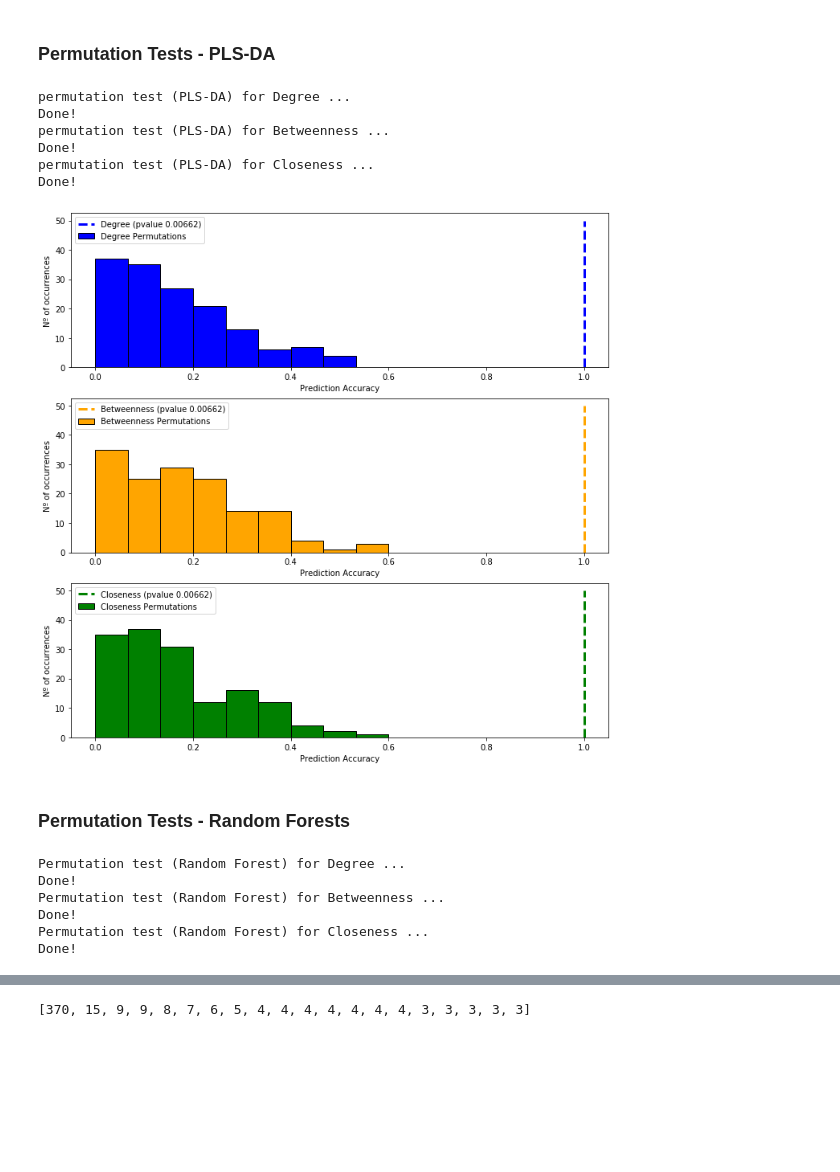
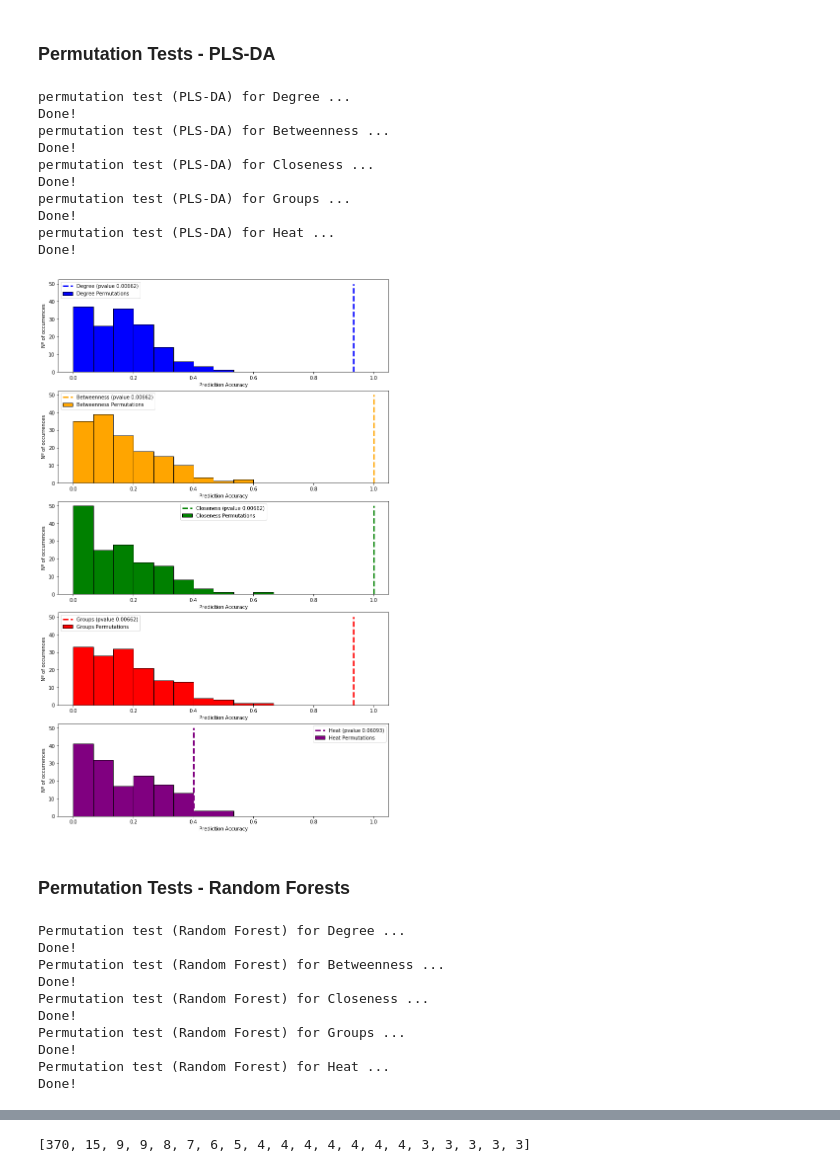
Before and after one commit to aeferreira/similarity_share, a Jupyter notebook: Formula_Networks.ipynb, the cells around one changed output, grey strips where cells are left out. Drawn from its saved outputs; the diff is of its cells as text; code cells hidden in the pictures; blank space fills up the shorter version.

```diff
--- a/Formula_Networks.ipynb
+++ b/Formula_Networks.ipynb
@@ -303,8 +291,9 @@ Sample chosen: Replicate nº 2 of the yeast strain BY
 
 First, select the formulas that appear in that sample and use deformulator to get the needed dataframe.
 # %%
-BY2 = yeast_df[yeast_df.iloc[:,4] != 0]
+BY2 = yeast_df[yeast_df.iloc[:,4] != 0] #Taking only formulas/rows that were present in the sample
 formula_df = deformulator(BY2)
+formula_df = formula_df[['C','H','O','N','S','P']] #Make the order of the elements better for us
 formula_df.index = BY2['Formula'] #The string format formulas become the index
 formula_df
 # %% [output]
@@ -338,16 +327,16 @@ Here we put the  functions we will need to build the different graphs, to add ed
 def edge_finder(G, df, node, c=0, h=0, o=0, n=0, s=0, p=0, depth=5):
     """Creates edges in a network between different formulas with specific elemental differences.
 
-       G: networkX graph object; graph where edges will be added
-       df: Pandas DataFrame; dataframe with information about the formulas representing each node
+       G: networkX graph object; graph where edges will be added.
+       df: Pandas DataFrame; dataframe with information about the formulas representing each node.
        node: Pandas Series/row of a DataFrame; specific node which will be connected with other similar nodes (row from the
-    above DataFrame)
+    above DataFrame).
        c,h,o,n,s,p: int's; integers representing the difference each element (C,H,O,N,S,P respectively) should have between
-    2 formulas to connect them with an edge
+    2 formulas to connect them with an edge.
        depth: int; number of possible 'missing links' between the 2 formulas accepted (weight of the node will be equal to the
-    depth)
+    depth).
 
-       returns: a row of a DataFrame that represents the other node of the edge created (if possible)."""
+       returns: the weight of the edge established in the G network (0 if an edge isn't established)."""
 
     #See if there is a formula with the specified difference in relation to the chosen node
     choose = formula_df[formula_df['C'] == node['C'] + c]
@@ -381,7 +370,13 @@ def edge_finder(G, df, node, c=0, h=0, o=0, n=0, s=0, p=0, depth=5):
 # %%
 def edge_assembler(formula_df, G):
     """Add all wanted possible edges to the formula network created and return a dictionary of the influence of each group
-    in establishing the edges."""
+    in establishing the edges.
+
+       G: networkX graph object; graph where edges will be added.
+       formula_df: Pandas DataFrame; dataframe with information about the formulas representing each node.
+
+       returns: dictionary with the importance of each group in building the network.
+    """
 
     groups = ['H2','CH2','CO2','O','CHOH','NCH','O(-NH)','OH','S','CONH','PO3H','NH3(-O)','SO3','CO', 'C2H2O', 'H2O']
     group_influence = dict.fromkeys(groups,0)
@@ -1212,8 +1281,8 @@ CV_PLS = {}
 PMs_PLS = {}
 pvalue_PLS = {}
 
-all_data = (degree_df, betw_df, closeness_df)
-names = ('Degree', 'Betweenness', 'Closeness')
+all_data = (degree_df, betw_df, closeness_df, groups_df, heat_df)
+names = ('Degree', 'Betweenness', 'Closeness', 'Groups', 'Heat')
 for name, data in zip(names, all_data):
     print(f'permutation test (PLS-DA) for {name} ...')
     permuta = ma.permutation_PLSDA(data, n_comp=5, iter_num=150)
@@ -1228,25 +1297,29 @@ permutation test (PLS-DA) for Betweenness ...
 Done!
 permutation test (PLS-DA) for Closeness ...
 Done!
+permutation test (PLS-DA) for Groups ...
+Done!
+permutation test (PLS-DA) for Heat ...
+Done!
 # %%
-f, axes = plt.subplots(3, 1, figsize = (12,12))
+f, axes = plt.subplots(5, 1, figsize = (12,20))
 
-Names = ['Degree', 'Betweenness', 'Closeness']
-colors = ['blue','orange', 'green']
-quadrant = [axes[0], axes[1], axes[2]]
+Names = ['Degree', 'Betweenness', 'Closeness', 'Groups', 'Heat']
+colors = ['blue','orange', 'green', 'red', 'purple']
+quadrant = [axes[0], axes[1], axes[2], axes[3], axes[4]]
 ylim = [0,50]
 n_labels = len(degree_df.cdl.labels)
 
 for q, name, color in zip(quadrant, Names, colors):
     q.hist(PMs_PLS[name], n_labels, range=(0, 1.0001), label=name + ' Permutations',
              edgecolor='black', color=color) #, alpha = 0.3)
 
     q.plot(2 * [CV_PLS[name]], ylim, '--g', linewidth=3, color=color, #alpha = 0.5,
              label=name + ' (pvalue %.5f)' % pvalue_PLS[name])
     q.set(xlabel='Prediction Accuracy', ylabel='Nº of occurrences')
     q.legend()
 # %% [output]
-[figure, old version]
+[figure, new version]
 # %% [markdown]
 ### Permutation Tests - Random Forests
 # %%
@@ -1254,8 +1327,8 @@ CV = {}
 PMs = {}
 pvalue = {}
 
-all_data = (degree_df, betw_df, closeness_df)
-names = ('Degree', 'Betweenness', 'Closeness')
+all_data = (degree_df, betw_df, closeness_df, groups_df, heat_df)
+names = ('Degree', 'Betweenness', 'Closeness', 'Groups', 'Heat')
 
 for name, data in zip(names, all_data):
     print(f'Permutation test (Random Forest) for {name} ...')
@@ -1271,4 +1344,8 @@ Permutation test (Random Forest) for Betweenness ...
 Done!
 Permutation test (Random Forest) for Closeness ...
 Done!
+Permutation test (Random Forest) for Groups ...
+Done!
+Permutation test (Random Forest) for Heat ...
+Done!
 # %%
```
Also changed, not shown: parts of 70 cells of this notebook.
